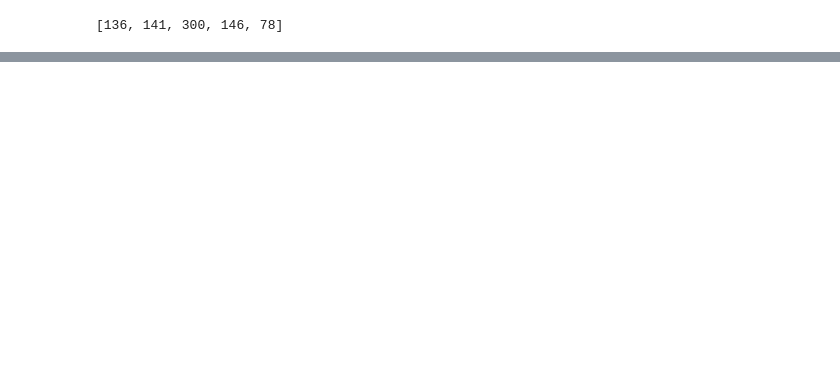
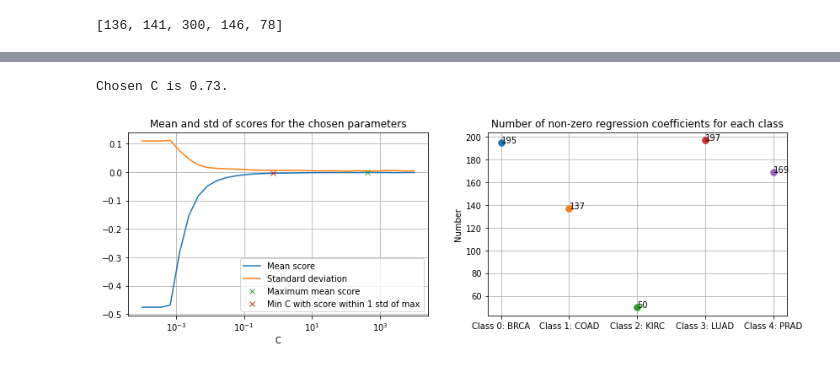
Before and after one commit to dtonderski/statistical_learning_for_big_data, a Jupyter notebook: Homework_3/P3_David.ipynb, the cells around one changed output, grey strips where cells are left out. Cells and saved outputs as stored; diff of their text form; code cells hidden in the pictures; blank space fills up the shorter version.

```diff
--- a/Homework_3/P3_David.ipynb
+++ b/Homework_3/P3_David.ipynb
@@ -30,11 +30,11 @@ print(num_types)
 from sklearn.linear_model import LogisticRegressionCV
 from sklearn.metrics import f1_score
 
-betas = np.logspace(-8, 4, 30)
-clf = LogisticRegressionCV(Cs = betas,
-                           cv = 5,
+Cs = np.logspace(-4, 4, 30)
+clf = LogisticRegressionCV(Cs = Cs,
                            random_state=0,
+                           penalty = 'l1',
                            solver = 'liblinear',
                            intercept_scaling=10000,
                            multi_class='ovr',
-                           scoring = "f1").fit(data_final, labels_final)
+                           scoring = "neg_log_loss").fit(data_final, labels_final)
@@ -67,2 +41,58 @@ clf.scores_
+# %%
+scores = []
+
+for key in clf.scores_.keys():
+    scores.append(clf.scores_[key])
+
+scores = np.array(scores).reshape((25,30))
+mean_scores = np.mean(scores, 0)
+std_scores = np.std(scores, 0)
+
+max_score = np.max(mean_scores)
+index_of_max_score = np.argmax(mean_scores)
+std_of_max_score = std_scores[index_of_max_score]
+
+index = np.argwhere(mean_scores >= max_score - std_of_max_score)[0]
+C = Cs[index][0]
+
+print("Chosen C is %.2f." % C)
+
+
+plt.figure(figsize = (14,4))
+
+plt.subplot(1,2,1)
+
+plt.semilogx(Cs, mean_scores)
+plt.semilogx(Cs, std_scores)
+plt.semilogx(Cs[index_of_max_score], mean_scores[index_of_max_score], 'x')
+plt.semilogx(Cs[index], mean_scores[index], 'x')
+plt.legend(['Mean score', 'Standard deviation', 'Maximum mean score', 'Min C with score within 1 std of max'])
+plt.xlabel('C')
+plt.title('Mean and std of scores for the chosen parameters')
+plt.grid()
+
+
+# plt.semilogx(betas, std_scores)
+# plt.show()
+non_zero_coeff = clf.coef_ != 0
+test = np.argwhere(freq)
+top_features = np.sort(np.argsort(non_zero_coeff)[:, -5:])
+
+plt.subplot(1,2,2)
+
+for i in range(5):
+    plt.plot(i, np.sum(non_zero_coeff[i]), '.', markersize = 15)
+    plt.text(i, np.sum(non_zero_coeff[i]), np.sum(non_zero_coeff[i]))
+
+ax = plt.gca()
+plt.xticks([0,1,2,3,4])
+ax.set_xticklabels(["Class %d: %s" % (i, list(clf.scores_.keys())[i]) for i in range(5)])
+plt.ylabel('Number')
+plt.title('Number of non-zero regression coefficients for each class')
+plt.grid()
+plt.show()
+# %% [output]
+Chosen C is 0.73.
+[figure, added]
 # %%
 # %% [output]
```
Also changed, not shown: parts of 8 cells of this notebook, 5 other files.
